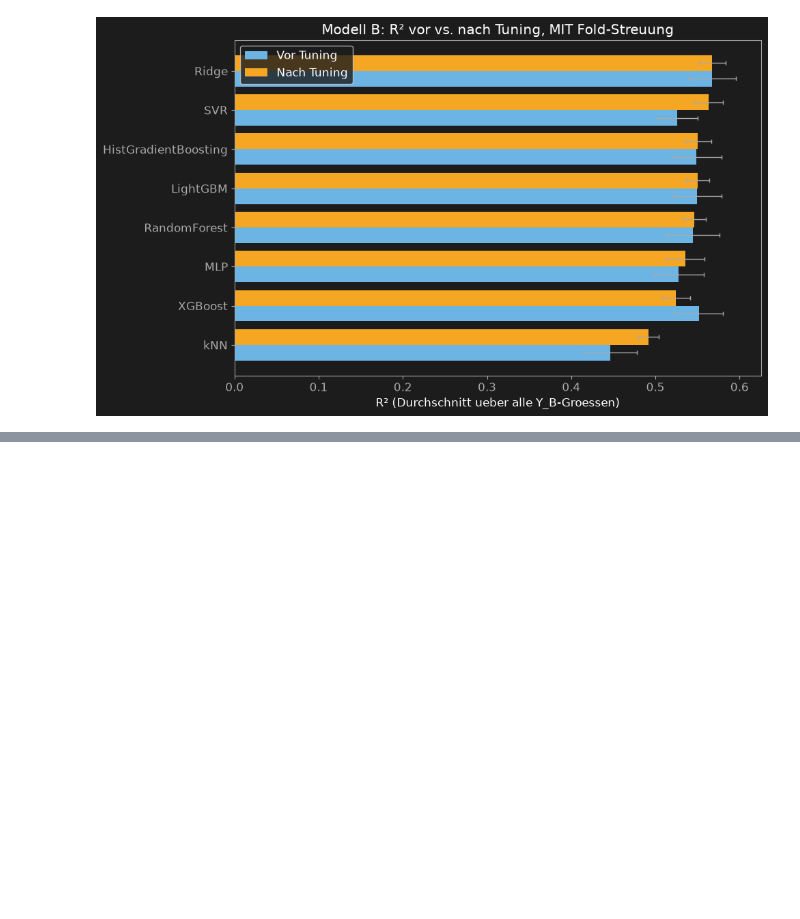
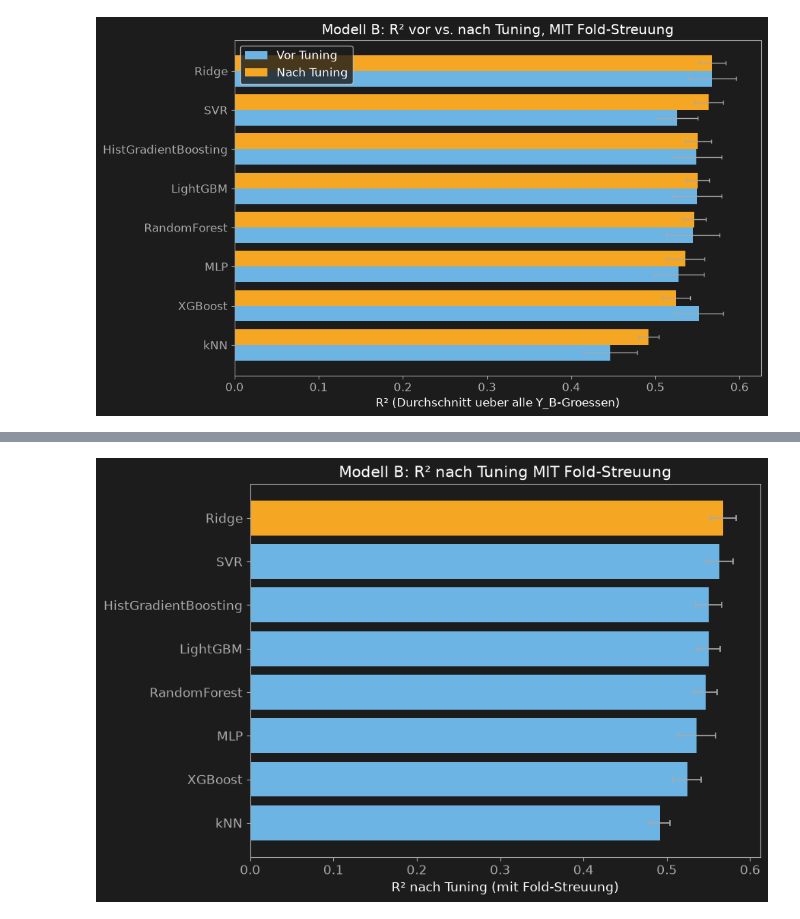
Before and after one commit to AwaTekoete/_MyExtrusionML_Synthetisch, a Jupyter notebook: notebooks/12_hyperparameter_tuning_model_b.ipynb, the cells around one changed output, grey strips where cells are left out. Drawn from its saved outputs; the diff is of its cells as text; code cells hidden in the pictures; blank space fills up the shorter version.

```diff
--- a/notebooks/12_hyperparameter_tuning_model_b.ipynb
+++ b/notebooks/12_hyperparameter_tuning_model_b.ipynb
@@ -492,0 +554,21 @@ plt.show()
+# %%
+# =============================================================================
+# Zelle 08 – Grafik 2: R2 nach Tuning MIT Fehlerbalken (Std) – geprueft
+# =============================================================================
+# Nutzt bereits vorhandene r2_std_nach-Spalte (aus Zelle 04/06 Tuning-
+# Ergebnissen) - Streuung war hier von Anfang an vorgesehen, keine
+# nachtraegliche Korrektur noetig wie bei Zelle 07.
+# =============================================================================
+fig, ax = plt.subplots(figsize=(9, 6))
+sortiert = gesamttabelle_df.sort_values("r2_nach", ascending=True)
+farben = [COLOR_GOLD if m == sortiert.iloc[-1]["modell"] else COLOR_BLUE for m in sortiert["modell"]]
+
+ax.barh(sortiert["modell"], sortiert["r2_nach"], xerr=sortiert["r2_std_nach"],
+        color=farben, error_kw=dict(ecolor=COLOR_TEXT_MUTED, capsize=3, capthick=1.2, elinewidth=1.2))
+ax.set_xlabel("R² nach Tuning (mit Fold-Streuung)")
+ax.set_title("Modell B: R² nach Tuning MIT Fold-Streuung")
+plt.tight_layout()
+save_figure(fig, "../reports/figures/08_r2_getunt_mit_fehlerbalken.png")
+plt.show()
+# %% [output]
+[figure, added]
```
Also changed, not shown: parts of 4 cells of this notebook, 1 other file.
